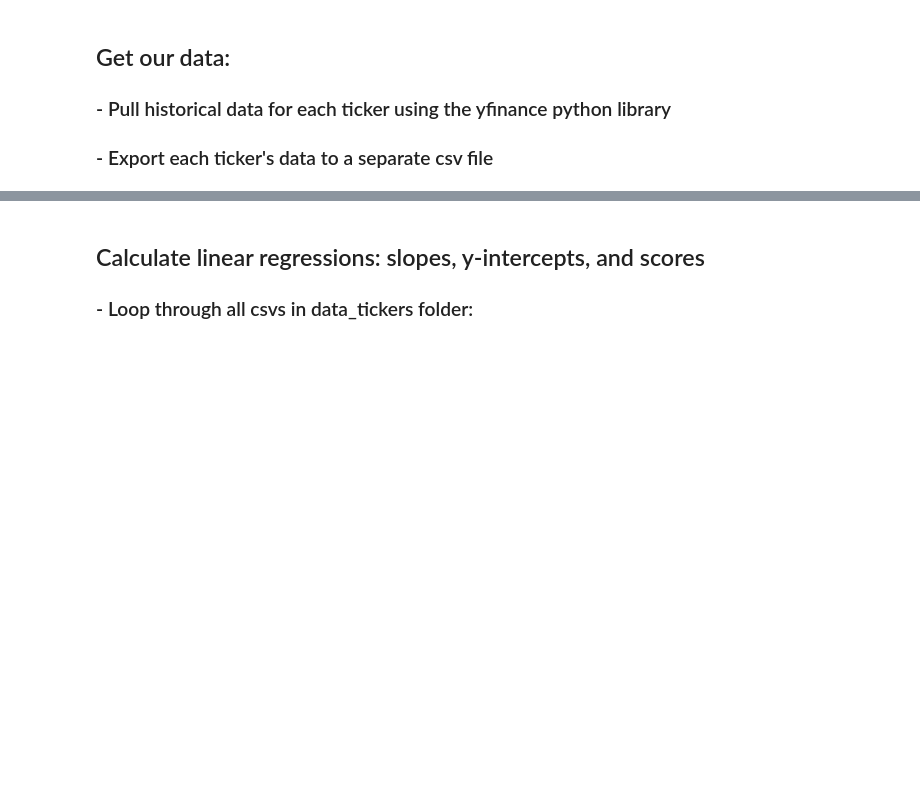
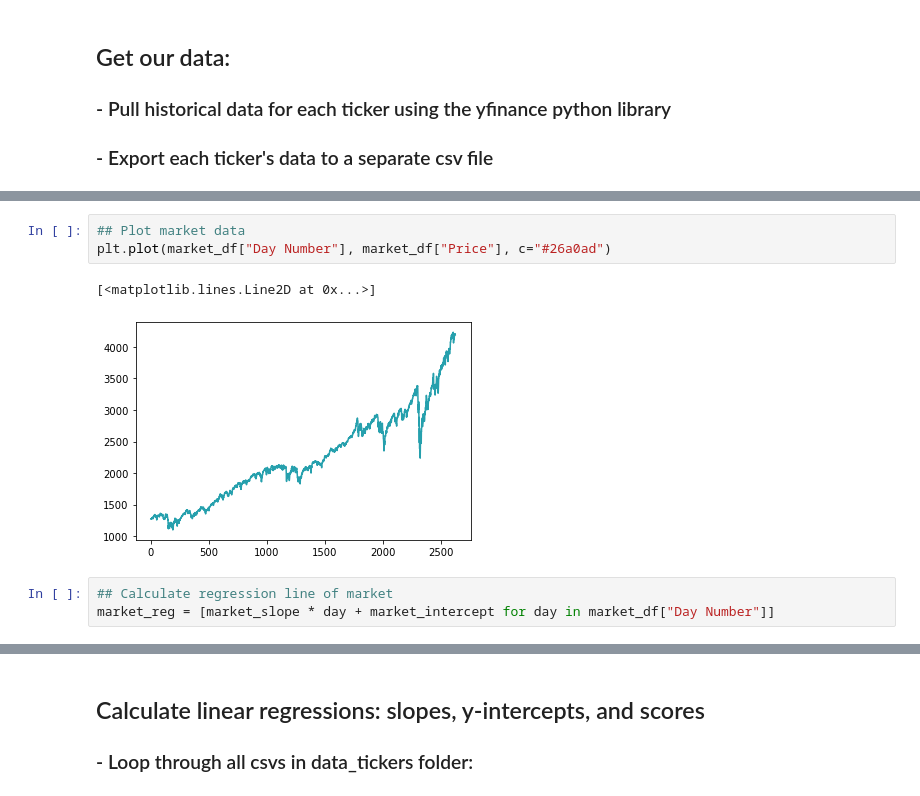
Before and after one commit to nadzema/StockPrices_CallbackCats, a Jupyter notebook: stock_market.ipynb, the cells around one changed output, grey strips where cells are left out. Saved outputs shown, nothing was run; the diff lists cells and outputs as text; blank space fills up the shorter version.

```diff
--- a/stock_market.ipynb
+++ b/stock_market.ipynb
@@ -70 +60,10 @@ Index(['Day Number', 'Date', 'Price'], dtype='object')
+# %%
+## Plot market data
+plt.plot(market_df["Day Number"], market_df["Price"], c="#26a0ad")
+# %% [output]
+[<matplotlib.lines.Line2D at 0x...>]
+[figure, added]
+# %%
+## Calculate regression line of market
+market_reg = [market_slope * day + market_intercept for day in market_df["Day Number"]]
 # %%
```
Also changed, not shown: parts of 19 cells of this notebook, 2 other files.
